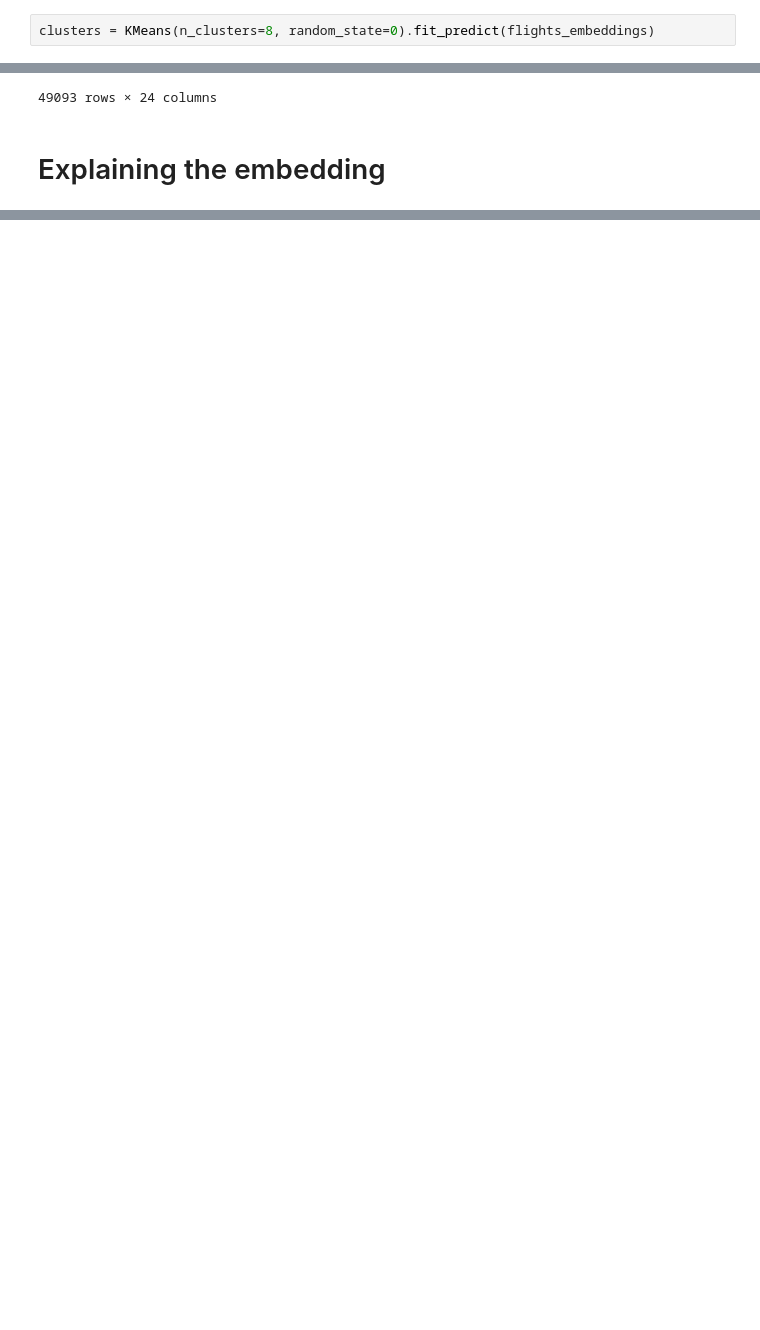
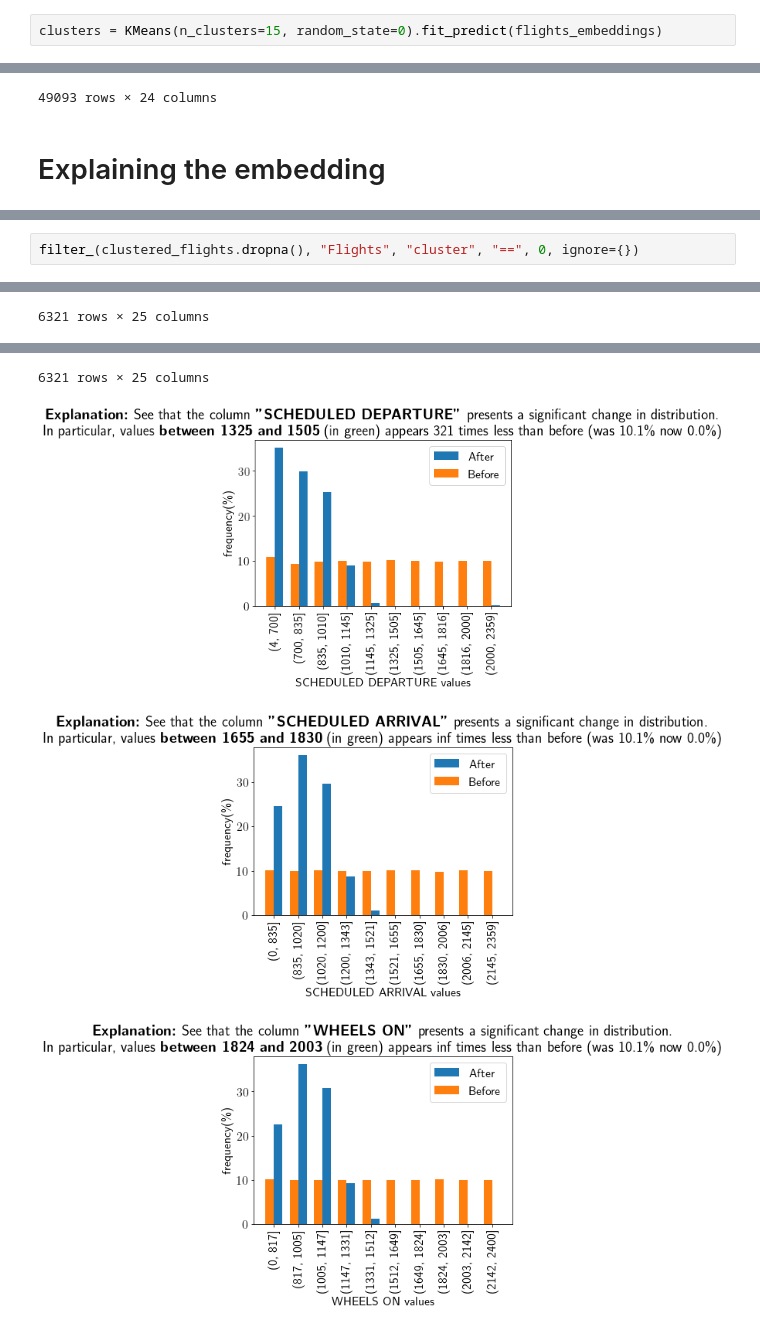
Before and after one commit to KathyRaz/TabEE, a Jupyter notebook: study_flights_dataset.ipynb, the cells around one changed output, grey strips where cells are left out. Cells and saved outputs as stored; diff of their text form; blank space fills up the shorter version.

Commit message:
adding more clusters experiments, DBSCAN (failed) trial, comparison to raw dataset clustering

```diff
--- a/study_flights_dataset.ipynb
+++ b/study_flights_dataset.ipynb
@@ -22,7 +24,7 @@ flights = flights[['YEAR', 'MONTH', 'DAY', 'DAY_OF_WEEK', 'AIRLINE', 'FLIGHT_NUM
        'WHEELS_ON', 'TAXI_IN', 'SCHEDULED_ARRIVAL', 'ARRIVAL_TIME',
        'ARRIVAL_DELAY']]
 # %%
-clusters = KMeans(n_clusters=8, random_state=0).fit_predict(flights_embeddings)
+clusters = KMeans(n_clusters=15, random_state=0).fit_predict(flights_embeddings)
 # %%
 clustered_flights = flights.join(pd.DataFrame(data=clusters, columns=['cluster']))
 # %%
@@ -64,0 +48,3 @@ SELECT * FROM Flights WHERE cluster == 0;
+# %%
+filter_(clustered_flights.dropna(), "Flights", "cluster", "==", 0, ignore={})
+# %% [output]
@@ -64,0 +64 @@ SELECT * FROM Flights WHERE cluster == 0;
+6321 rows × 25 columns
@@ -64,0 +77,4 @@ SELECT * FROM Flights WHERE cluster == 0;
+6321 rows × 25 columns
+[figure, added]
+[figure, added]
+[figure, added]
```
Also changed, not shown: parts of 44 cells of this notebook.
